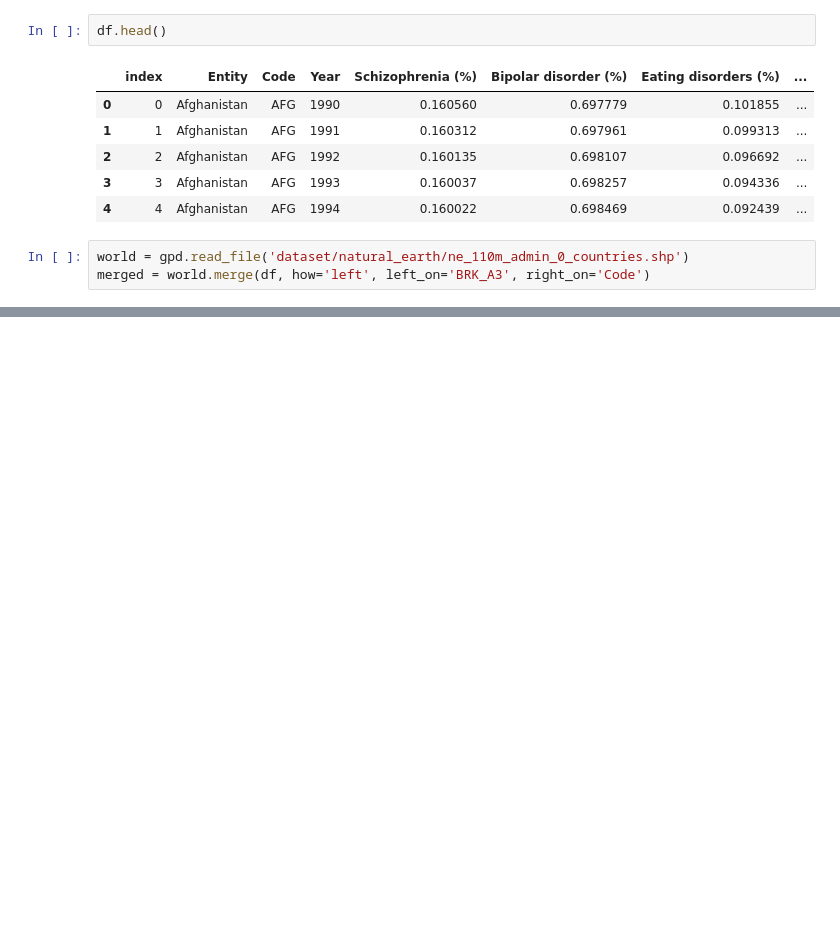
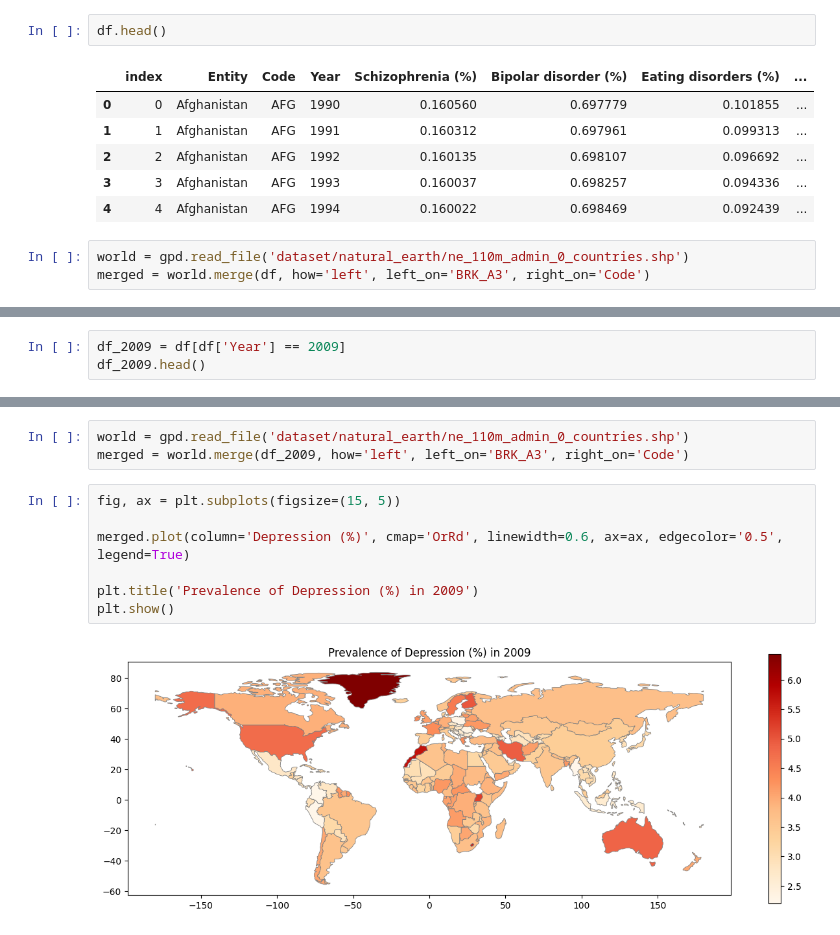
Before and after one commit to supernauth/mental_health_disorder, a Jupyter notebook: mental_health_disorder.ipynb, the cells around one changed output, grey strips where cells are left out. Cells and saved outputs as stored; diff of their text form; blank space fills up the shorter version.

```diff
--- a/mental_health_disorder.ipynb
+++ b/mental_health_disorder.ipynb
@@ -34,0 +55,3 @@ plt.show()
+# %%
+df_2009 = df[df['Year'] == 2009]
+df_2009.head()
@@ -34,0 +65,12 @@ plt.show()
+# %%
+world = gpd.read_file('dataset/natural_earth/ne_110m_admin_0_countries.shp')
+merged = world.merge(df_2009, how='left', left_on='BRK_A3', right_on='Code')
+# %%
+fig, ax = plt.subplots(figsize=(15, 5))
+
+merged.plot(column='Depression (%)', cmap='OrRd', linewidth=0.6, ax=ax, edgecolor='0.5', legend=True)
+
+plt.title('Prevalence of Depression (%) in 2009')
+plt.show()
+# %% [output]
+[figure, added]
```
Also changed, not shown: parts of 3 cells of this notebook, 1 other file.
